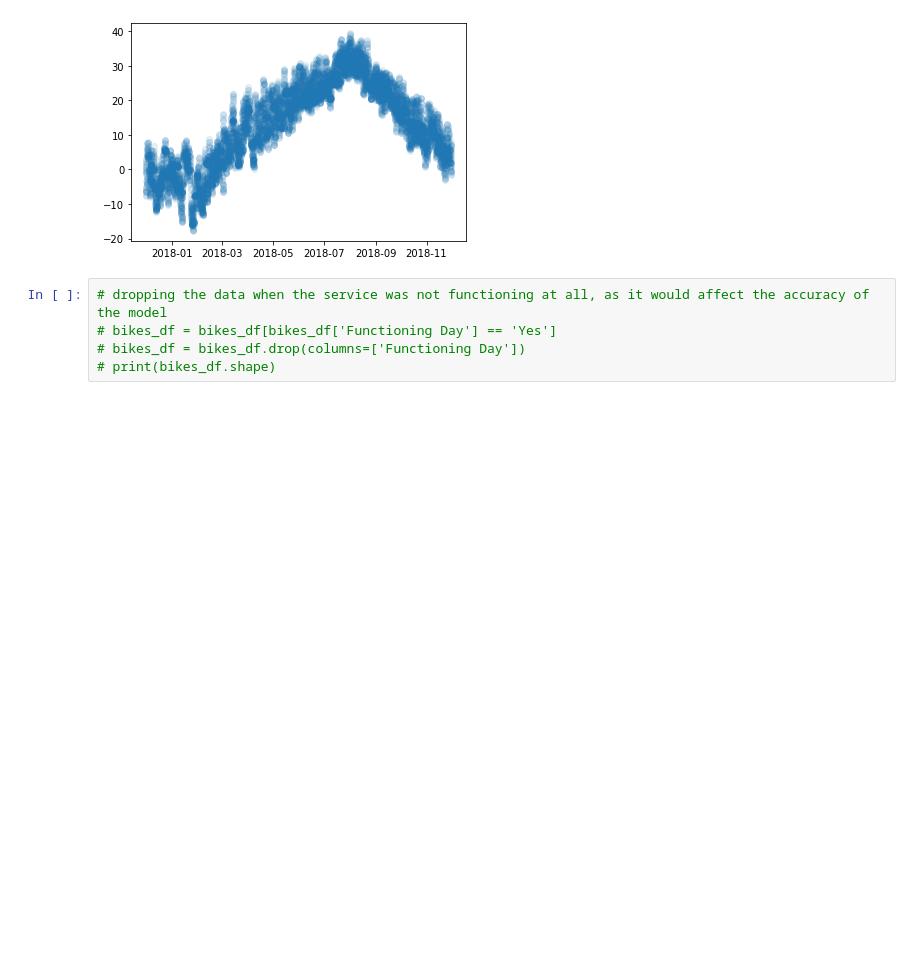
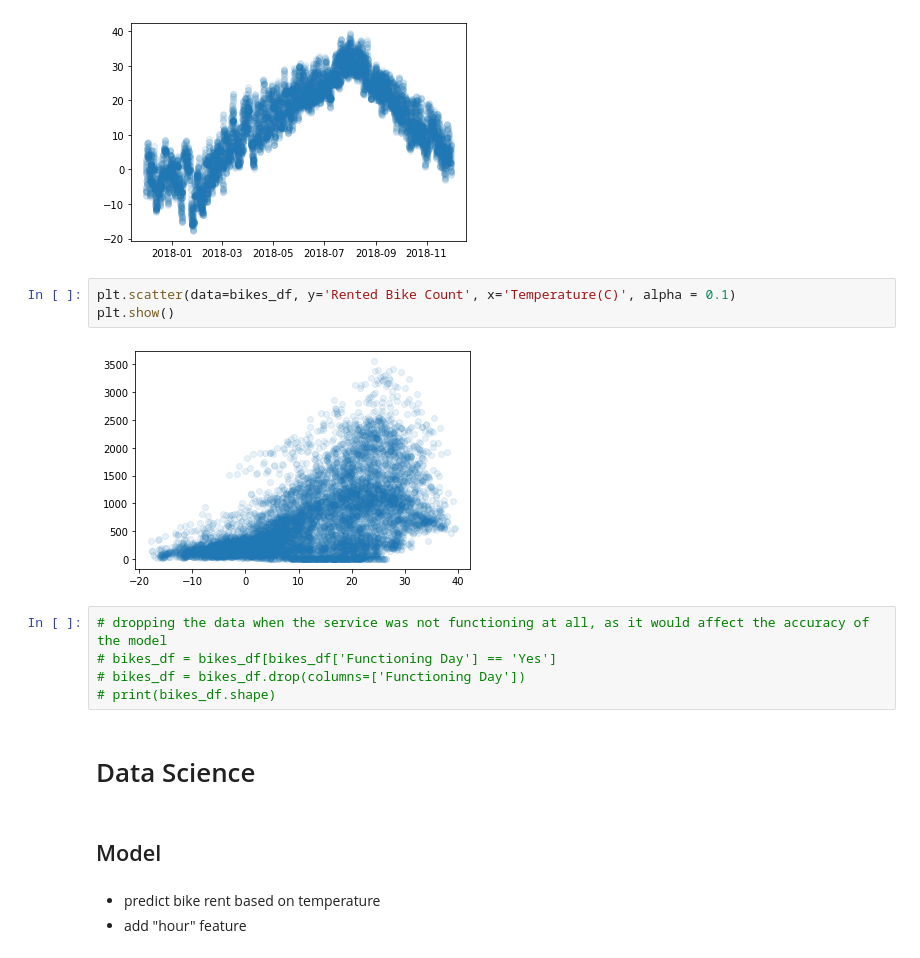
Before and after one commit to R0go/Bikes, a Jupyter notebook: Bikes_project.ipynb, the cells around one changed output. Saved outputs shown, nothing was run; the diff lists cells and outputs as text; blank space fills up the shorter version.

```diff
--- a/Bikes_project.ipynb
+++ b/Bikes_project.ipynb
@@ -362,8 +362,20 @@ plt.scatter(data=bikes_df, x='Date', y='Temperature(C)', alpha = 0.1)
 plt.show()
 # %% [output]
 [figure]
+# %%
+plt.scatter(data=bikes_df, y='Rented Bike Count', x='Temperature(C)', alpha = 0.1)
+plt.show()
+# %% [output]
+[figure, added]
 # %%
 # dropping the data when the service was not functioning at all, as it would affect the accuracy of the model
 # bikes_df = bikes_df[bikes_df['Functioning Day'] == 'Yes']
 # bikes_df = bikes_df.drop(columns=['Functioning Day'])
 # print(bikes_df.shape)
+# %% [markdown]
+# Data Science
+# %% [markdown]
+## Model
+# %% [markdown]
+* predict bike rent based on temperature
+* add "hour" feature
```
Also changed, not shown: parts of 23 cells of this notebook.
